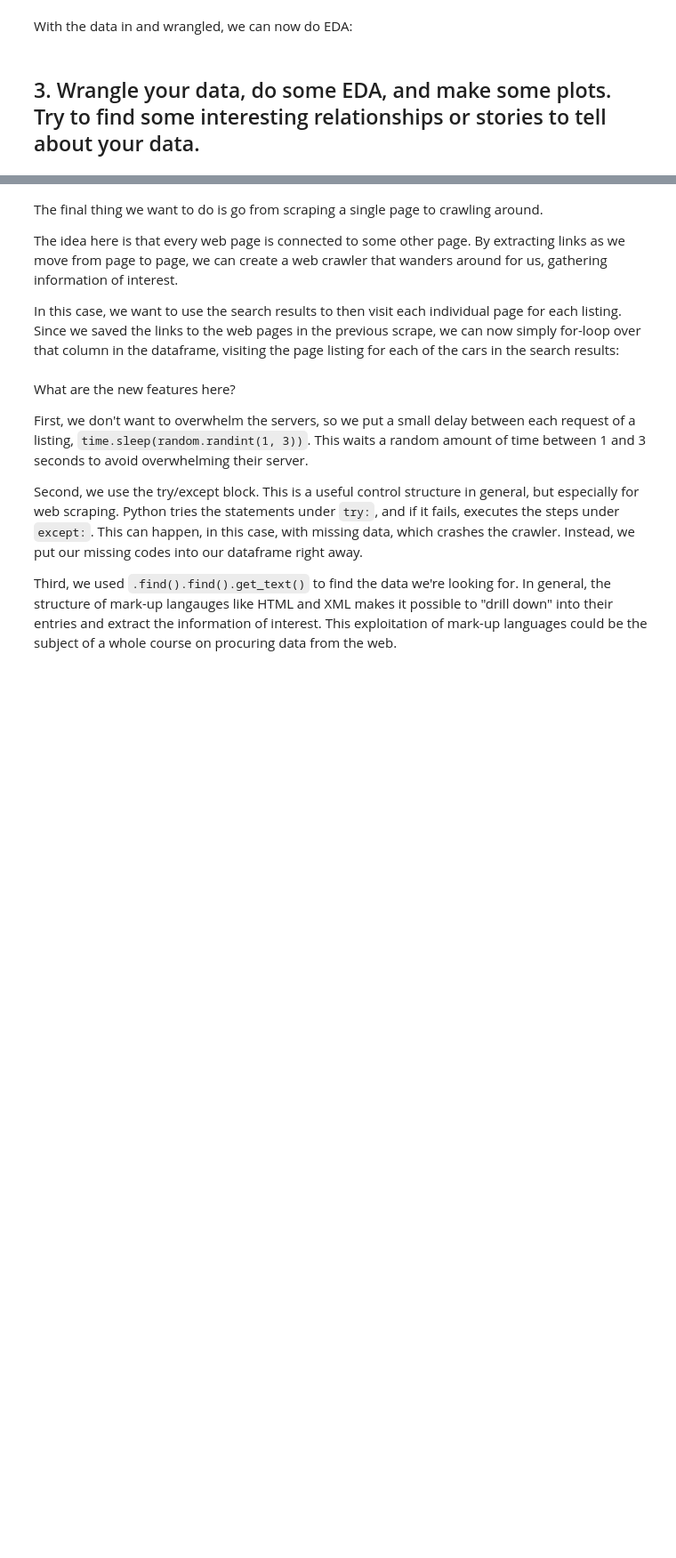
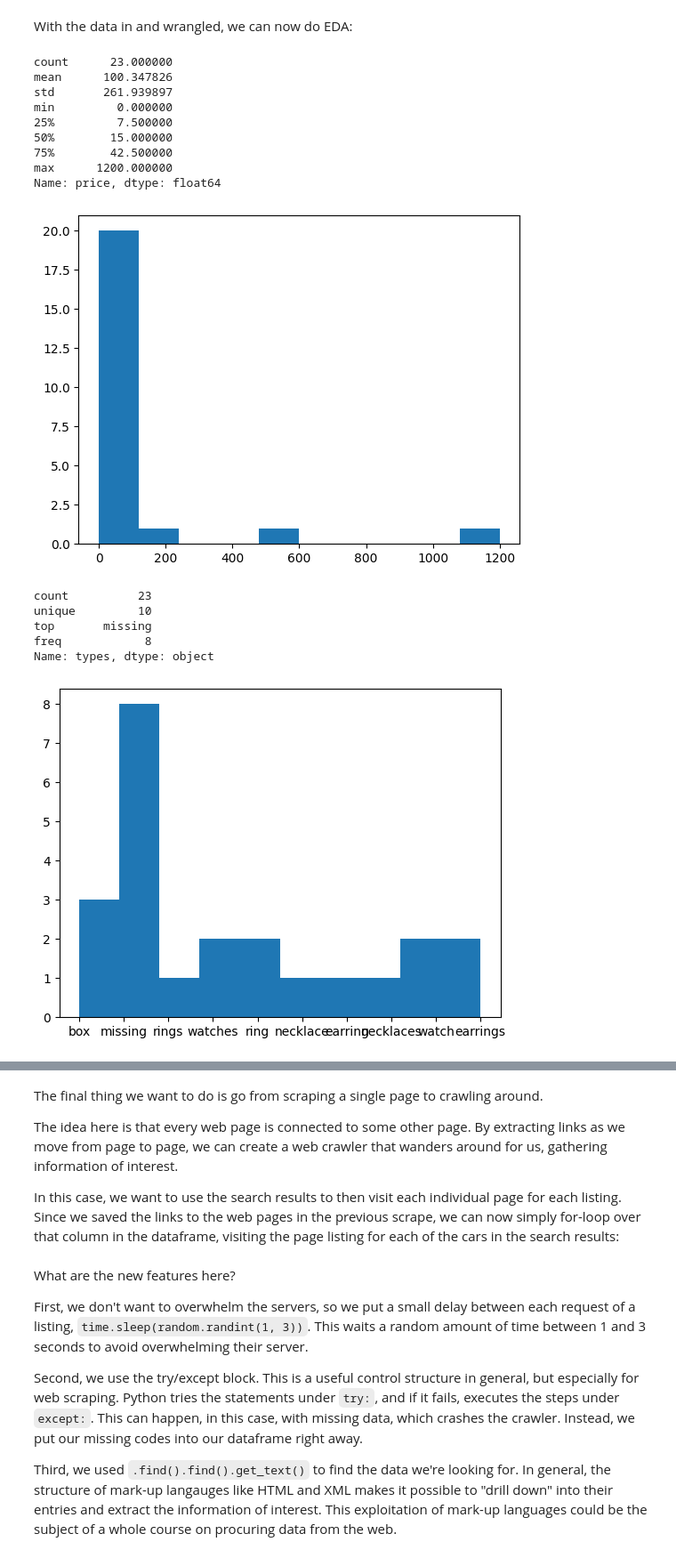
Before and after one commit to pwy7fv/labs, a Jupyter notebook: 02_scraping/lab_notebook.ipynb, the cells around one changed output, grey strips where cells are left out. Shown at 89% size. Saved outputs shown, nothing was run; the diff lists cells and outputs as text; code cells hidden in the pictures; blank space fills up the shorter version.

```diff
--- a/02_scraping/lab_notebook.ipynb
+++ b/02_scraping/lab_notebook.ipynb
@@ -49,5 +49,16 @@ Since your web browser needs lots of instructions about how to render the text,
 This structure can be exploited to search the page for information. This kind of detective work -- looking at the page source, finding the interesting tages, and then searching the page with `beautifulSoup` -- is the basic job of web scraping.
 # %% [markdown]
 ## 1. Pick something else on Craigslist: Musical instruments, roommates, antiques, etc. Look at the search page and its source code. Record which fields/data you would like to gather, and what kinds of EDA you'd do with it.
+# %%
+import numpy as np
+import matplotlib.pyplot as plt
+import pandas as pd
+import seaborn as sns
+
+import requests
+
+header = {'User-Agent': 'Mozilla/5.0 (Windows NT 10.0; Win64; x64; rv:124.0) Gecko/20100101 Firefox/124.0'}
+url = 'https://charlottesville.craigslist.org/search/jwa#search=1~gallery~0~89'
+raw = requests.get(url,headers=header)
 # %% [markdown]
 The following code chunk takes the raw content from `requests` and turns it into a beautifulSoup object, which can search the page and return results for us:
@@ -100,0 +105,17 @@ for k in range( len(listings) ):
+# %%
+import re
+
+
+types = ['ring','rings','watch','watches','earrings','earring','necklace','necklaces','box','boxes','band']
+
+data = []
+for k in range( len(listings) ):
+    title = listings[k].find('div',class_='title').get_text().lower()
+    price = listings[k].find('div',class_='price').get_text()
+    link = listings[k].find(href=True)['href']
+
+    words = title.split()
+    hits = [word for word in words if word in types]
+    found_type = hits[0] if hits else 'missing'
+
+    data.append({'title':title,'price':price,'link':link,'types':found_type})
@@ -102,13 +129,11 @@ for k in range( len(listings) ):
 
 With the data scraped from Craigslist, we can put it in a dataframe and wrangle it. Of course, price and year come in as text, not numbers, and need to be typecast/coerced:
 # %%
-## Wrangle the data
+
 df = pd.DataFrame.from_dict(data)
 df['price'] = df['price'].str.replace('$','')
 df['price'] = df['price'].str.replace(',','')
 df['price'] = pd.to_numeric(df['price'],errors='coerce')
-df['year'] = pd.to_numeric(df['year'],errors='coerce')
-df['age'] = 2025-df['year']
 print(df.shape)
-df.to_csv('craigslist_cville_cars.csv') # Save data in case of a disaster
-df.head()
+df.to_csv('craigslist_cville_jewelry.csv')
+print(df)
@@ -115,10 +167,26 @@ df.head()
 # %% [markdown]
 With the data in and wrangled, we can now do EDA:
 # %%
-# EDA for price and age:
 print(df['price'].describe())
 df['price'].hist(grid=False)
 plt.show()
-print(df['age'].describe())
-df['age'].hist(grid=False)
+print(df['types'].describe())
+df['types'].hist(grid=False)
 plt.show()
+# %% [output]
+count      23.000000
+mean      100.347826
+std       261.939897
+min         0.000000
+25%         7.500000
+50%        15.000000
+75%        42.500000
+max      1200.000000
+Name: price, dtype: float64
+[figure, added]
+count          23
+unique         10
+top       missing
+freq            8
+Name: types, dtype: object
+[figure, added]
@@ -145,2 +192,0 @@ sns.jointplot(data=df, x='log_age', y='log_price',kind='hex')
-# %% [markdown]
-## 3. Wrangle your data, do some EDA, and make some plots. Try to find some interesting relationships or stories to tell about your data.
```
Also changed, not shown: parts of 20 cells of this notebook.
